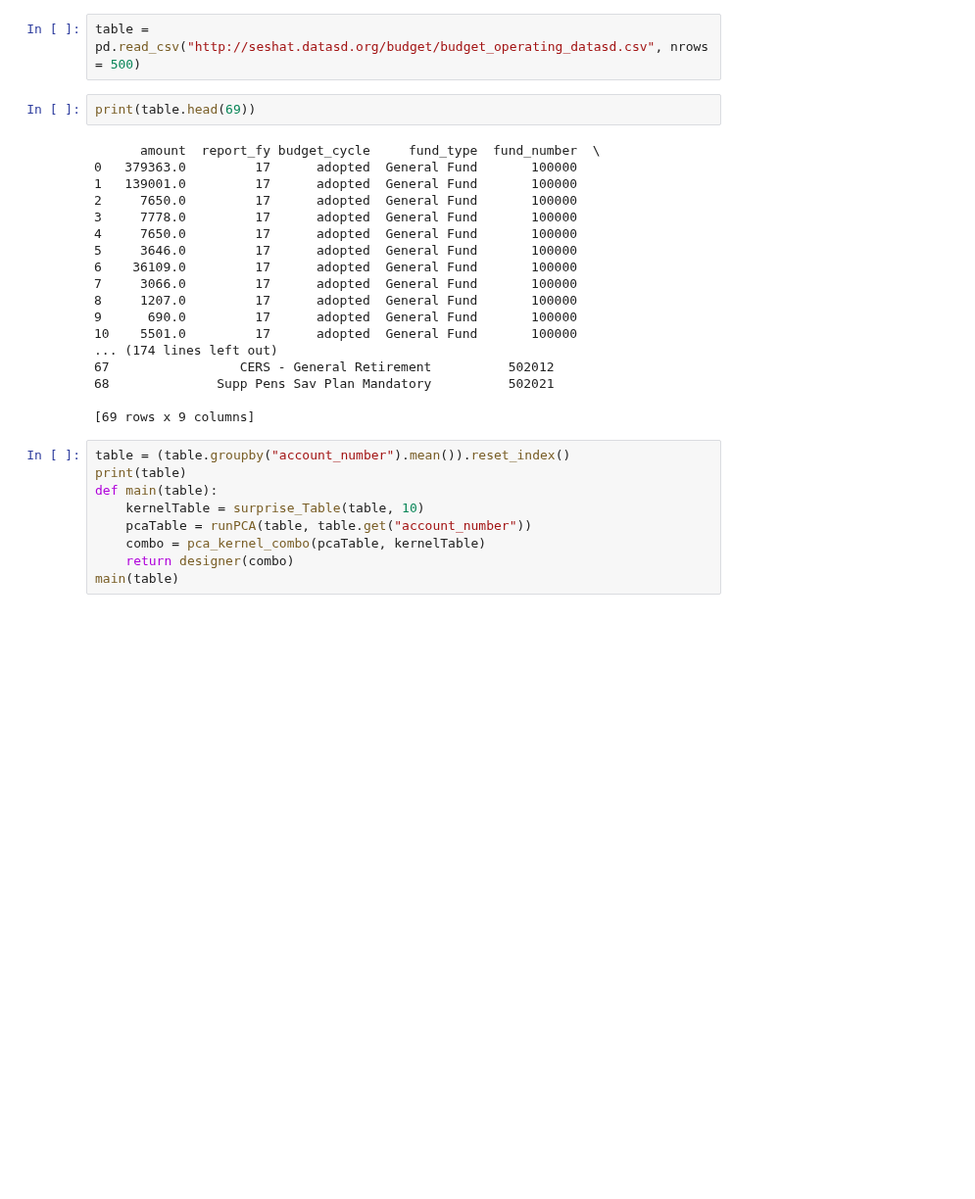
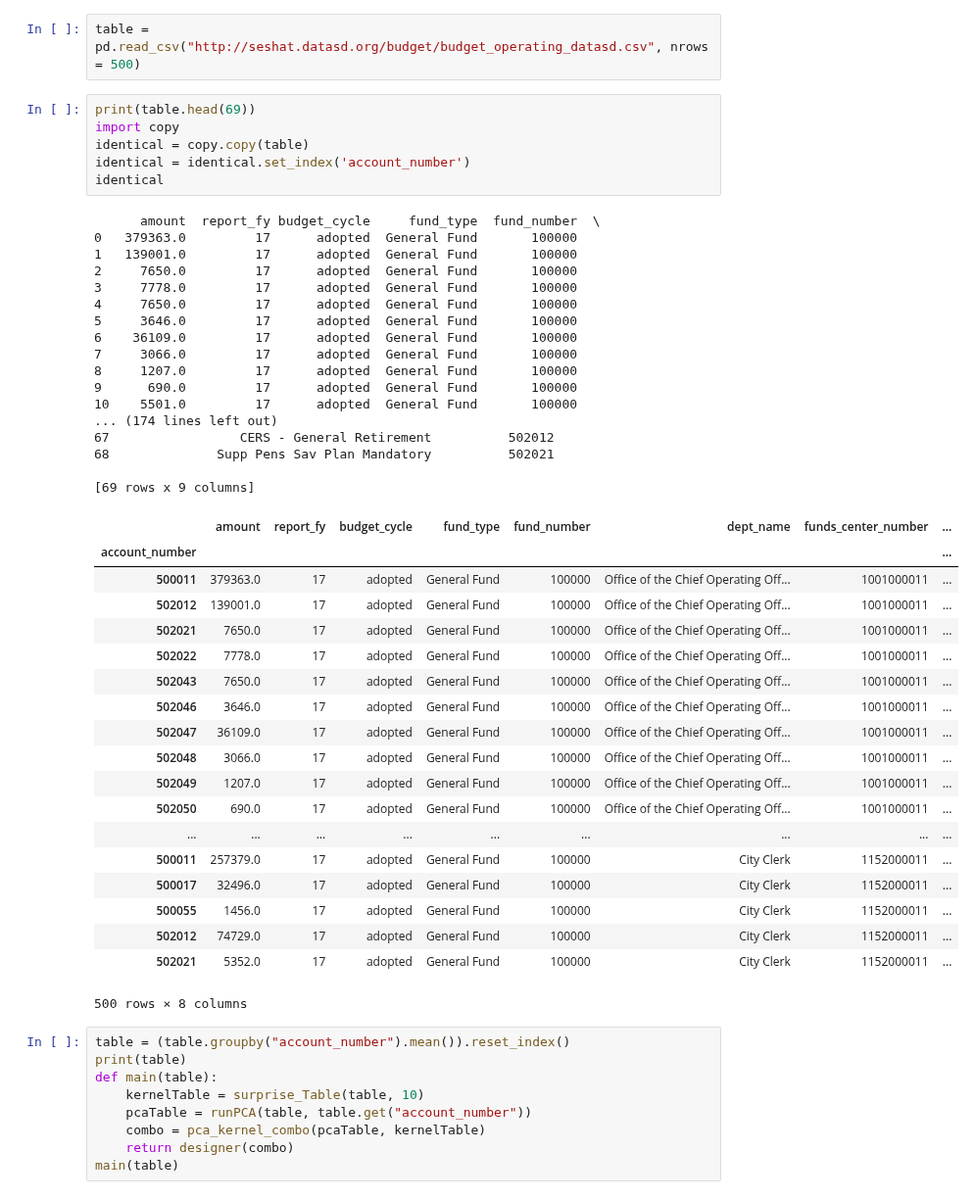
Before and after one commit to gilpasternak35/Likelihood, a Jupyter notebook: likelihood-public.ipynb, the cells around one changed output. Shown at 98% size. Cells and saved outputs as stored; diff of their text form; blank space fills up the shorter version.

Commit message:
categorical evaluation functional on some columns but not others, must be set with an index, and unique values need fixing

```diff
--- a/likelihood-public.ipynb
+++ b/likelihood-public.ipynb
@@ -550,26 +550,49 @@ surpriseTable
 ## Attaching Program to Data Set Below
 # %%
 table = pd.read_csv("http://seshat.datasd.org/budget/budget_operating_datasd.csv", nrows = 500)
-# %%
-print(table.head(69))
-# %% [output]
-      amount  report_fy budget_cycle     fund_type  fund_number  \
-0   379363.0         17      adopted  General Fund       100000
-1   139001.0         17      adopted  General Fund       100000
-2     7650.0         17      adopted  General Fund       100000
-3     7778.0         17      adopted  General Fund       100000
-4     7650.0         17      adopted  General Fund       100000
-5     3646.0         17      adopted  General Fund       100000
-6    36109.0         17      adopted  General Fund       100000
-7     3066.0         17      adopted  General Fund       100000
-8     1207.0         17      adopted  General Fund       100000
-9      690.0         17      adopted  General Fund       100000
-10    5501.0         17      adopted  General Fund       100000
-... (174 lines left out)
-67                 CERS - General Retirement          502012
-68              Supp Pens Sav Plan Mandatory          502021
-
-[69 rows x 9 columns]
+# %%
+print(table.head(69))
+import copy
+identical = copy.copy(table)
+identical = identical.set_index('account_number')
+identical
+# %% [output]
+      amount  report_fy budget_cycle     fund_type  fund_number  \
+0   379363.0         17      adopted  General Fund       100000
+1   139001.0         17      adopted  General Fund       100000
+2     7650.0         17      adopted  General Fund       100000
+3     7778.0         17      adopted  General Fund       100000
+4     7650.0         17      adopted  General Fund       100000
+5     3646.0         17      adopted  General Fund       100000
+6    36109.0         17      adopted  General Fund       100000
+7     3066.0         17      adopted  General Fund       100000
+8     1207.0         17      adopted  General Fund       100000
+9      690.0         17      adopted  General Fund       100000
+10    5501.0         17      adopted  General Fund       100000
+... (174 lines left out)
+67                 CERS - General Retirement          502012
+68              Supp Pens Sav Plan Mandatory          502021
+
+[69 rows x 9 columns]
+|  | amount | report_fy | budget_cycle | fund_type | fund_number | dept_name | funds_center_number | ... |
+| account_number |  |  |  |  |  |  |  | ... |
+| 500011 | 379363.0 | 17 | adopted | General Fund | 100000 | Office of the Chief Operating Off... | 1001000011 | ... |
+| 502012 | 139001.0 | 17 | adopted | General Fund | 100000 | Office of the Chief Operating Off... | 1001000011 | ... |
+| 502021 | 7650.0 | 17 | adopted | General Fund | 100000 | Office of the Chief Operating Off... | 1001000011 | ... |
+| 502022 | 7778.0 | 17 | adopted | General Fund | 100000 | Office of the Chief Operating Off... | 1001000011 | ... |
+| 502043 | 7650.0 | 17 | adopted | General Fund | 100000 | Office of the Chief Operating Off... | 1001000011 | ... |
+| 502046 | 3646.0 | 17 | adopted | General Fund | 100000 | Office of the Chief Operating Off... | 1001000011 | ... |
+| 502047 | 36109.0 | 17 | adopted | General Fund | 100000 | Office of the Chief Operating Off... | 1001000011 | ... |
+| 502048 | 3066.0 | 17 | adopted | General Fund | 100000 | Office of the Chief Operating Off... | 1001000011 | ... |
+| 502049 | 1207.0 | 17 | adopted | General Fund | 100000 | Office of the Chief Operating Off... | 1001000011 | ... |
+| 502050 | 690.0 | 17 | adopted | General Fund | 100000 | Office of the Chief Operating Off... | 1001000011 | ... |
+| ... | ... | ... | ... | ... | ... | ... | ... | ... |
+| 500011 | 257379.0 | 17 | adopted | General Fund | 100000 | City Clerk | 1152000011 | ... |
+| 500017 | 32496.0 | 17 | adopted | General Fund | 100000 | City Clerk | 1152000011 | ... |
+| 500055 | 1456.0 | 17 | adopted | General Fund | 100000 | City Clerk | 1152000011 | ... |
+| 502012 | 74729.0 | 17 | adopted | General Fund | 100000 | City Clerk | 1152000011 | ... |
+| 502021 | 5352.0 | 17 | adopted | General Fund | 100000 | City Clerk | 1152000011 | ... |
+500 rows × 8 columns
 # %%
 table = (table.groupby("account_number").mean()).reset_index()
 print(table)
```
Also changed, not shown: parts of 9 cells of this notebook.
